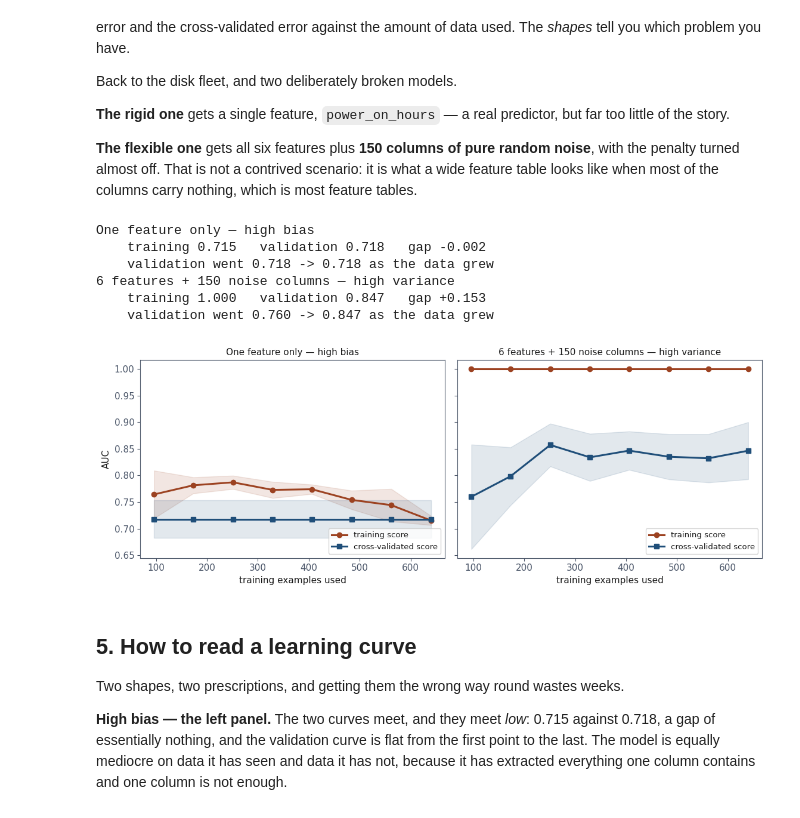
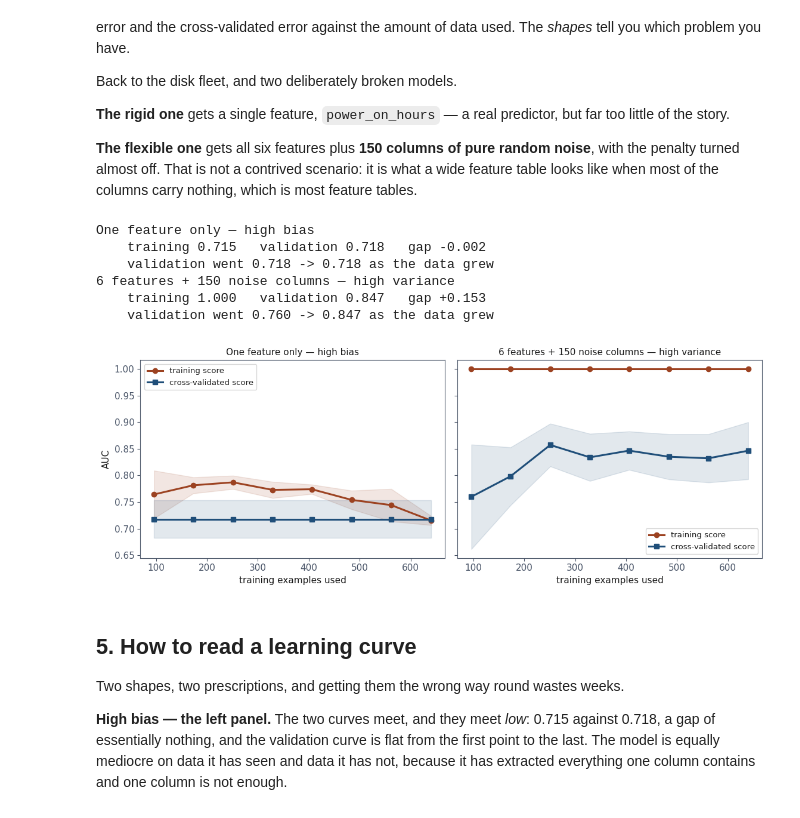
Before and after one commit to fabioantonini/technologies-for-artificial-intelligence, a Jupyter notebook: Lessons/05_experimental_methodology/Notebooks/02_bias_variance_and_learning_curves.ipynb, the cells around one changed output. Saved outputs shown, nothing was run; the diff lists cells and outputs as text; code cells hidden in the pictures.

```diff
--- a/Lessons/05_experimental_methodology/Notebooks/02_bias_variance_and_learning_curves.ipynb
+++ b/Lessons/05_experimental_methodology/Notebooks/02_bias_variance_and_learning_curves.ipynb
@@ -325,35 +325,38 @@ for ax, X_use, C, title in (
     ax.fill_between(counts, train_scores.mean(axis=1) - train_scores.std(axis=1),
                     train_scores.mean(axis=1) + train_scores.std(axis=1),
                     color=RUST, alpha=.13)
     ax.plot(counts, valid_scores.mean(axis=1), "s-", color=BLUE, lw=2.2,
             label="cross-validated score")
     ax.fill_between(counts, valid_scores.mean(axis=1) - valid_scores.std(axis=1),
                     valid_scores.mean(axis=1) + valid_scores.std(axis=1),
                     color=BLUE, alpha=.13)
     ax.set_title(title, fontsize=11)
     ax.set_xlabel("training examples used")
-    ax.legend(loc="lower right", fontsize=9.5)
+    # lower right is clear on the right panel and sits on the left panel's
+    # confidence band, where everything above 0.80 is empty.
+    ax.legend(loc="upper left" if ax is axes[0] else "lower right",
+              fontsize=9.5)
 
     train_mean, valid_mean = train_scores.mean(axis=1), valid_scores.mean(axis=1)
     print(f"{title}")
     print(f"    training {train_mean[-1]:.3f}   validation {valid_mean[-1]:.3f}"
           f"   gap {train_mean[-1] - valid_mean[-1]:+.3f}")
     print(f"    validation went {valid_mean[0]:.3f} -> {valid_mean[-1]:.3f} "
           f"as the data grew")
 
 axes[0].set_ylabel("AUC")
 fig.tight_layout()
 fig.savefig(FIGURES / "learning_curves.png", dpi=150, bbox_inches="tight",
             facecolor="white")
 plt.show()
 # %% [output]
 One feature only — high bias
     training 0.715   validation 0.718   gap -0.002
     validation went 0.718 -> 0.718 as the data grew
 6 features + 150 noise columns — high variance
     training 1.000   validation 0.847   gap +0.153
     validation went 0.760 -> 0.847 as the data grew
-[figure, old version]
+[figure, new version]
 # %% [markdown]
 ## 5. How to read a learning curve
 
```
Also changed, not shown: 10 other files.
